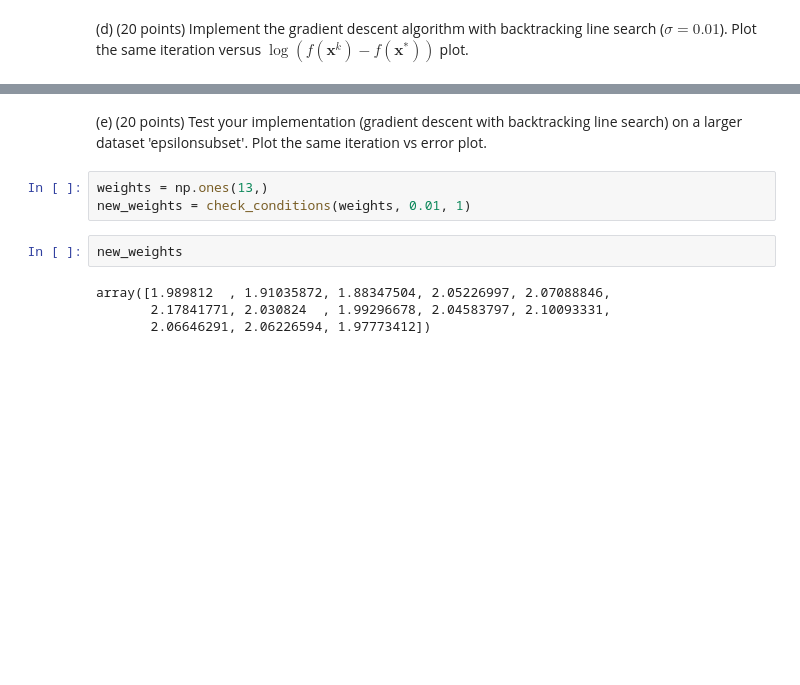
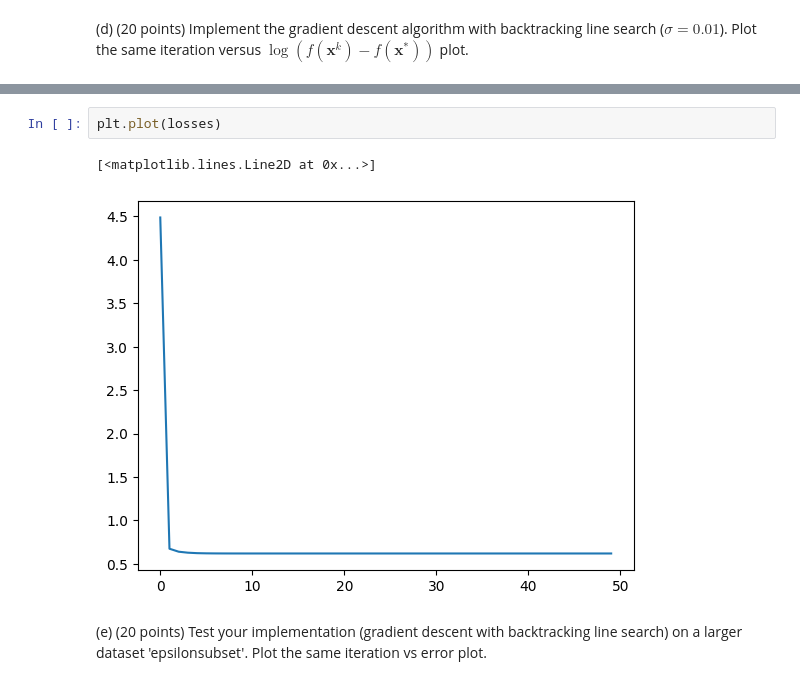
Before and after one commit to clewis7/stor566-notebooks, a Jupyter notebook: hmw1/hmw1-submission.ipynb, the cells around one changed output, grey strips where cells are left out. Drawn from its saved outputs; the diff is of its cells as text; blank space fills up the shorter version.

```diff
--- a/hmw1/hmw1-submission.ipynb
+++ b/hmw1/hmw1-submission.ipynb
@@ -207,11 +260,7 @@ def check_conditions(weights, sigma, step_size):
+# %%
+plt.plot(losses)
+# %% [output]
+[<matplotlib.lines.Line2D at 0x...>]
+[figure, added]
 # %% [markdown]
 (e) (20 points) Test your implementation (gradient descent with backtracking line search) on a larger dataset 'epsilonsubset'. Plot the same iteration vs error plot.
-# %%
-weights = np.ones(13,)
-new_weights = check_conditions(weights, 0.01, 1)
-# %%
-new_weights
-# %% [output]
-array([1.989812  , 1.91035872, 1.88347504, 2.05226997, 2.07088846,
-       2.17841771, 2.030824  , 1.99296678, 2.04583797, 2.10093331,
-       2.06646291, 2.06226594, 1.97773412])
```
Also changed, not shown: parts of 21 cells of this notebook.
